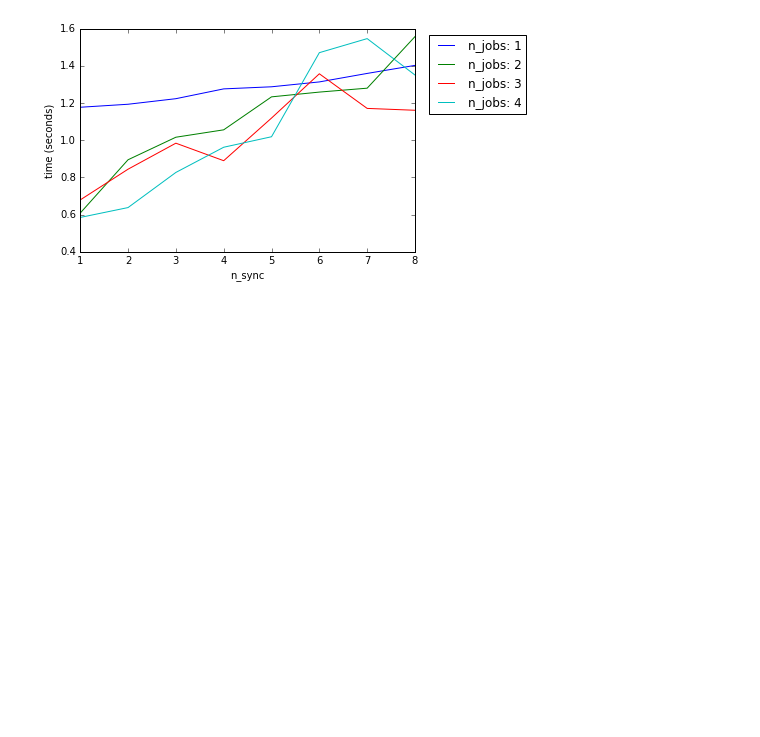
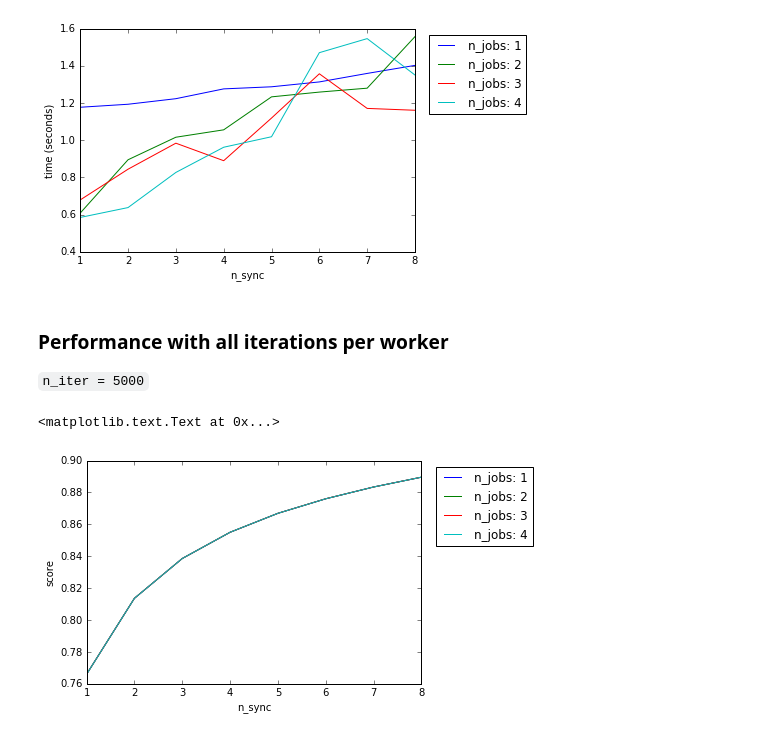
Before and after one commit to angadgill/Parallel-SGD, a Jupyter notebook: Benchmark.ipynb, the cells around one changed output. Cells and saved outputs as stored; diff of their text form; code cells hidden in the pictures; blank space fills up the shorter version.

Commit message:
Added more plots

```diff
--- a/Benchmark.ipynb
+++ b/Benchmark.ipynb
@@ -83,5 +87,5 @@ reload(utils)
 # %%
-parallel_data = []
+parallel_data_reduced = []
 
 for n_jobs in range(1, 9):
     for n_sync in range(1, 9):
@@ -93,14 +97,12 @@ for n_jobs in range(1, 9):
         sgd = utils.parallel_sgd(pool, SGDRegressor(), n_iter=n_iter, n_jobs=n_jobs, n_sync=n_sync, data=data)
         seconds = time.time() - start_time
 
-        parallel_data += [(n_jobs, n_iter, n_sync, sgd.score(X_test, y_test), seconds)]
-
-# parallel_data
+        parallel_data_reduced += [(n_jobs, n_iter, n_sync, sgd.score(X_test, y_test), seconds)]
 # %%
 plt.figure(1)
 legend = []
 for i in range(4):
-    points = [x[3] for x in parallel_data[i*8:(i+1)*8]]
+    points = [x[3] for x in parallel_data_reduced[i*8:(i+1)*8]]
     plt.plot(range(1,9), points)
     legend += ["n_jobs: "+str(i+1)]
 plt.legend(legend, bbox_to_anchor=(1.35, 1))
@@ -113,7 +115,7 @@ plt.ylabel("score")
 plt.figure(1)
 legend = []
 for i in range(4):
-    points = [x[4] for x in parallel_data[i*8:(i+1)*8]]
+    points = [x[4] for x in parallel_data_reduced[i*8:(i+1)*8]]
 #     print points
     plt.plot(range(1,9), points)
     legend += ["n_jobs: "+str(i+1)]
@@ -123,3 +125,33 @@ plt.ylabel("time (seconds)")
 # %% [output]
 <matplotlib.text.Text at 0x...>
 [figure]
+# %% [markdown]
+### Performance with all iterations per worker
+`n_iter = 5000`
+# %%
+parallel_data_full = []
+
+for n_jobs in range(1, 9):
+    for n_sync in range(1, 9):
+        n_iter = 5000
+        data = utils.split_data(X_train, y_train, n_jobs, 1, True)
+        pool = Pool(processes=n_jobs)
+
+        start_time = time.time()
+        sgd = utils.parallel_sgd(pool, SGDRegressor(), n_iter=n_iter, n_jobs=n_jobs, n_sync=n_sync, data=data)
+        seconds = time.time() - start_time
+
+        parallel_data_full += [(n_jobs, n_iter, n_sync, sgd.score(X_test, y_test), seconds)]
+# %%
+plt.figure(1)
+legend = []
+for i in range(4):
+    points = [x[3] for x in parallel_data_full[i*8:(i+1)*8]]
+    plt.plot(range(1,9), points)
+    legend += ["n_jobs: "+str(i+1)]
+plt.legend(legend, bbox_to_anchor=(1.35, 1))
+plt.xlabel("n_sync")
+plt.ylabel("score")
+# %% [output]
+<matplotlib.text.Text at 0x...>
+[figure, added]
```
Also changed, not shown: parts of 7 cells of this notebook.
